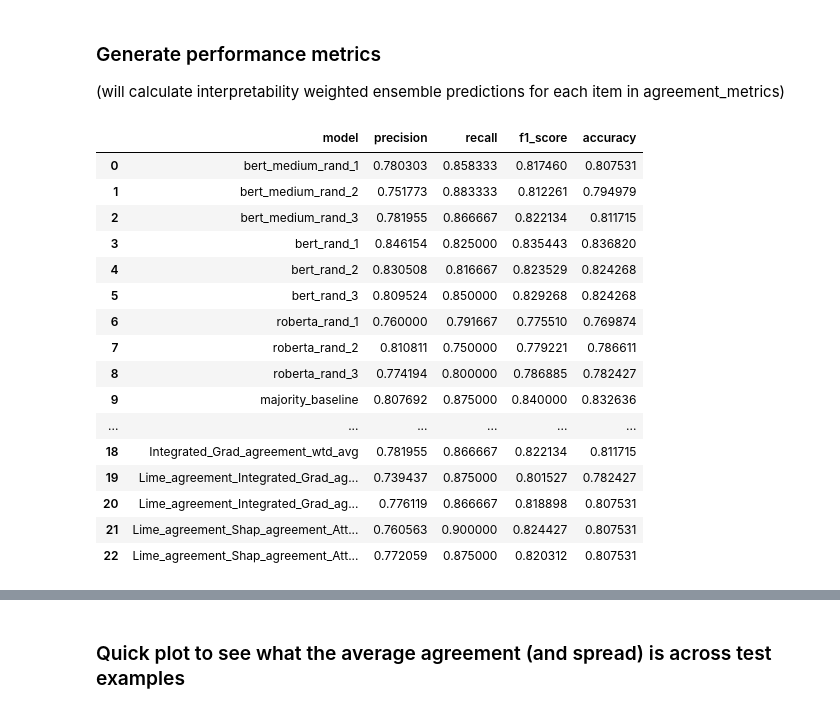
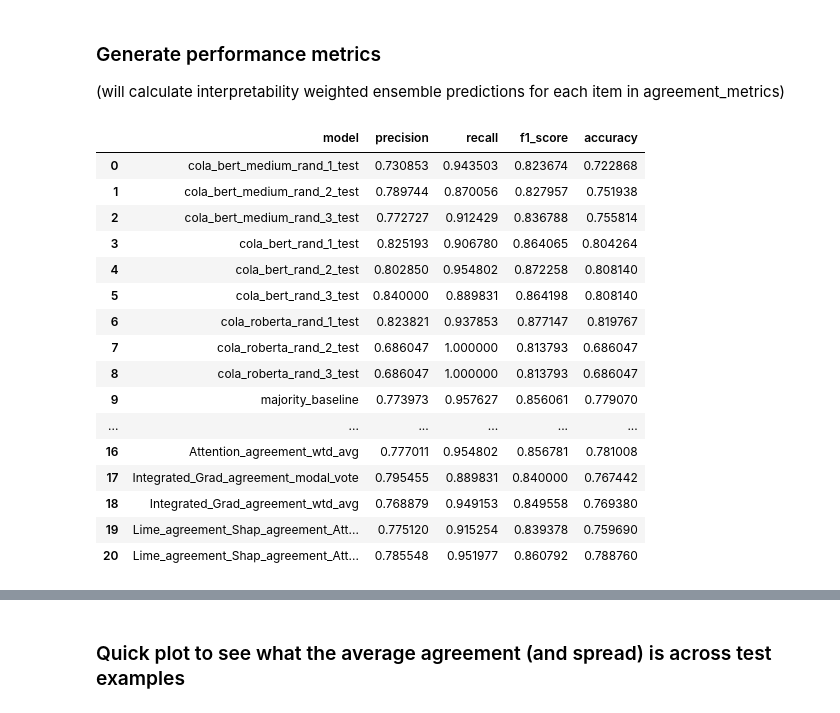
Before and after one commit to dolmas1/MLP_Group_Project, a Jupyter notebook: scripts/Evaluation_notebook.ipynb, the cells around one changed output, grey strips where cells are left out. Saved outputs shown, nothing was run; the diff lists cells and outputs as text; code cells hidden in the pictures.

```diff
--- a/scripts/Evaluation_notebook.ipynb
+++ b/scripts/Evaluation_notebook.ipynb
@@ -10,13 +11,13 @@ from sklearn.metrics import accuracy_score, classification_report, confusion_mat
 ### Settings
 Define an output folder containing saved results from run_ensemble.py
 # %%
-ensemble_model_output_folder = 'ensemble_inter_dev'
+ensemble_model_output_folder = 'ensemble_inter_cola_test'
 
 agreement_metrics = [['Lime_agreement'],
                      ['Shap_agreement'],
                      ['Attention_agreement'],
                      ['Integrated_Grad_agreement'],
-                     ['Lime_agreement', 'Integrated_Grad_agreement'],
+                     #['Lime_agreement', 'Integrated_Grad_agreement'],
                      #['Lime_agreement', 'Attention_agreement'],
                      #['Lime_agreement', 'Shap_agreement'],
                      #['Shap_agreement', 'Attention_agreement'],
@@ -62,41 +63,47 @@ for mt in agreement_metrics:
     all_ensemble_preds[f"{'_'.join(mt)}_wtd_avg"] = wtd_vote
 # %%
 # Calculate ensemble metrics
-precisions = []
-recalls = []
-f1_scores = []
-accuracies = []
+def calc_metrics(all_ensemble_preds):
 
-for ensemble_pred in all_ensemble_preds.columns[3:]:
-        y_true = np.array(all_ensemble_preds['True Label'])
-        y_pred = np.array(all_ensemble_preds[ensemble_pred] >= 0.5)
-        tp, fn, fp, tn = confusion_matrix(y_true, y_pred, labels=[1,0]).ravel()
-        precisions.append(tp / (tp + fp))
-        recalls.append(tp / (tp + fn))
-        f1_scores.append(2 * tp / (2*tp + fp + fn))
-        accuracies.append((tp + tn) / (tp + tn + fp + fn))
+    precisions = []
+    recalls = []
+    f1_scores = []
+    accuracies = []
 
-metrics = pd.DataFrame({'model': all_ensemble_preds.columns[3:],
-                        'precision': precisions,
-                        'recall': recalls,
-                        'f1_score': f1_scores,
-                        'accuracy': accuracies})
+    for ensemble_pred in all_ensemble_preds.columns[3:]:
+            y_true = np.array(all_ensemble_preds['True Label'])
+            y_pred = np.array(all_ensemble_preds[ensemble_pred] >= 0.5)
+            tp, fn, fp, tn = confusion_matrix(y_true, y_pred, labels=[1,0]).ravel()
+            precisions.append(tp / (tp + fp))
+            recalls.append(tp / (tp + fn))
+            f1_scores.append(2 * tp / (2*tp + fp + fn))
+            accuracies.append((tp + tn) / (tp + tn + fp + fn))
+
+
+    metrics = pd.DataFrame({'model': all_ensemble_preds.columns[3:],
+                            'precision': precisions,
+                            'recall': recalls,
+                            'f1_score': f1_scores,
+                            'accuracy': accuracies})
+    return metrics
+
+metrics = calc_metrics(all_ensemble_preds)
 metrics
 # %% [output]
 |  | model | precision | recall | f1_score | accuracy |
-| 0 | bert_medium_rand_1 | 0.780303 | 0.858333 | 0.817460 | 0.807531 |
-| 1 | bert_medium_rand_2 | 0.751773 | 0.883333 | 0.812261 | 0.794979 |
-| 2 | bert_medium_rand_3 | 0.781955 | 0.866667 | 0.822134 | 0.811715 |
-| 3 | bert_rand_1 | 0.846154 | 0.825000 | 0.835443 | 0.836820 |
-| 4 | bert_rand_2 | 0.830508 | 0.816667 | 0.823529 | 0.824268 |
-| 5 | bert_rand_3 | 0.809524 | 0.850000 | 0.829268 | 0.824268 |
-| 6 | roberta_rand_1 | 0.760000 | 0.791667 | 0.775510 | 0.769874 |
-| 7 | roberta_rand_2 | 0.810811 | 0.750000 | 0.779221 | 0.786611 |
-| 8 | roberta_rand_3 | 0.774194 | 0.800000 | 0.786885 | 0.782427 |
-| 9 | majority_baseline | 0.807692 | 0.875000 | 0.840000 | 0.832636 |
+| 0 | cola_bert_medium_rand_1_test | 0.730853 | 0.943503 | 0.823674 | 0.722868 |
+| 1 | cola_bert_medium_rand_2_test | 0.789744 | 0.870056 | 0.827957 | 0.751938 |
+| 2 | cola_bert_medium_rand_3_test | 0.772727 | 0.912429 | 0.836788 | 0.755814 |
+| 3 | cola_bert_rand_1_test | 0.825193 | 0.906780 | 0.864065 | 0.804264 |
+| 4 | cola_bert_rand_2_test | 0.802850 | 0.954802 | 0.872258 | 0.808140 |
+| 5 | cola_bert_rand_3_test | 0.840000 | 0.889831 | 0.864198 | 0.808140 |
+| 6 | cola_roberta_rand_1_test | 0.823821 | 0.937853 | 0.877147 | 0.819767 |
+| 7 | cola_roberta_rand_2_test | 0.686047 | 1.000000 | 0.813793 | 0.686047 |
+| 8 | cola_roberta_rand_3_test | 0.686047 | 1.000000 | 0.813793 | 0.686047 |
+| 9 | majority_baseline | 0.773973 | 0.957627 | 0.856061 | 0.779070 |
 | ... | ... | ... | ... | ... | ... |
-| 18 | Integrated_Grad_agreement_wtd_avg | 0.781955 | 0.866667 | 0.822134 | 0.811715 |
-| 19 | Lime_agreement_Integrated_Grad_ag... | 0.739437 | 0.875000 | 0.801527 | 0.782427 |
-| 20 | Lime_agreement_Integrated_Grad_ag... | 0.776119 | 0.866667 | 0.818898 | 0.807531 |
-| 21 | Lime_agreement_Shap_agreement_Att... | 0.760563 | 0.900000 | 0.824427 | 0.807531 |
-| 22 | Lime_agreement_Shap_agreement_Att... | 0.772059 | 0.875000 | 0.820312 | 0.807531 |
+| 16 | Attention_agreement_wtd_avg | 0.777011 | 0.954802 | 0.856781 | 0.781008 |
+| 17 | Integrated_Grad_agreement_modal_vote | 0.795455 | 0.889831 | 0.840000 | 0.767442 |
+| 18 | Integrated_Grad_agreement_wtd_avg | 0.768879 | 0.949153 | 0.849558 | 0.769380 |
+| 19 | Lime_agreement_Shap_agreement_Att... | 0.775120 | 0.915254 | 0.839378 | 0.759690 |
+| 20 | Lime_agreement_Shap_agreement_Att... | 0.785548 | 0.951977 | 0.860792 | 0.788760 |
```
Also changed, not shown: parts of 9 cells of this notebook, 3 other files.
